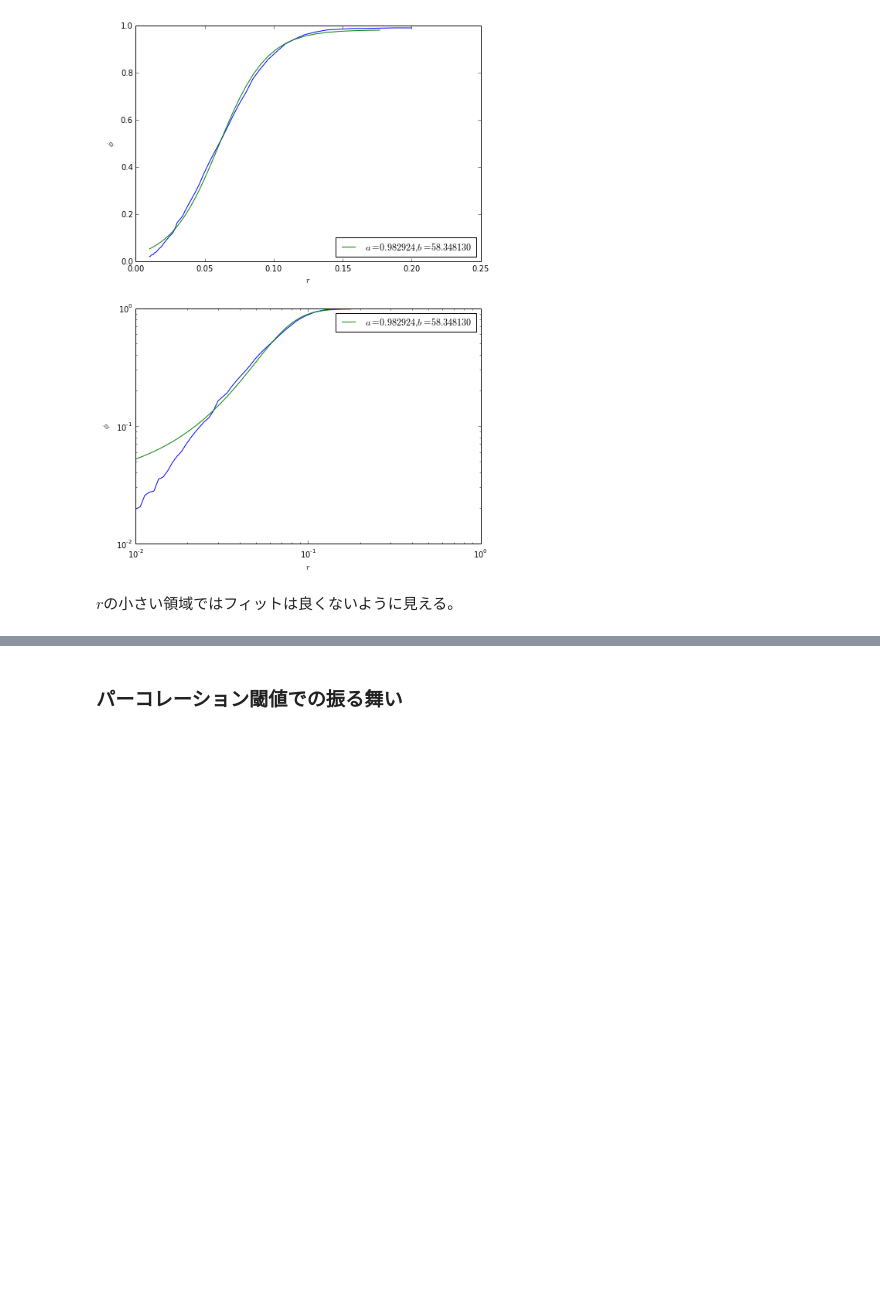
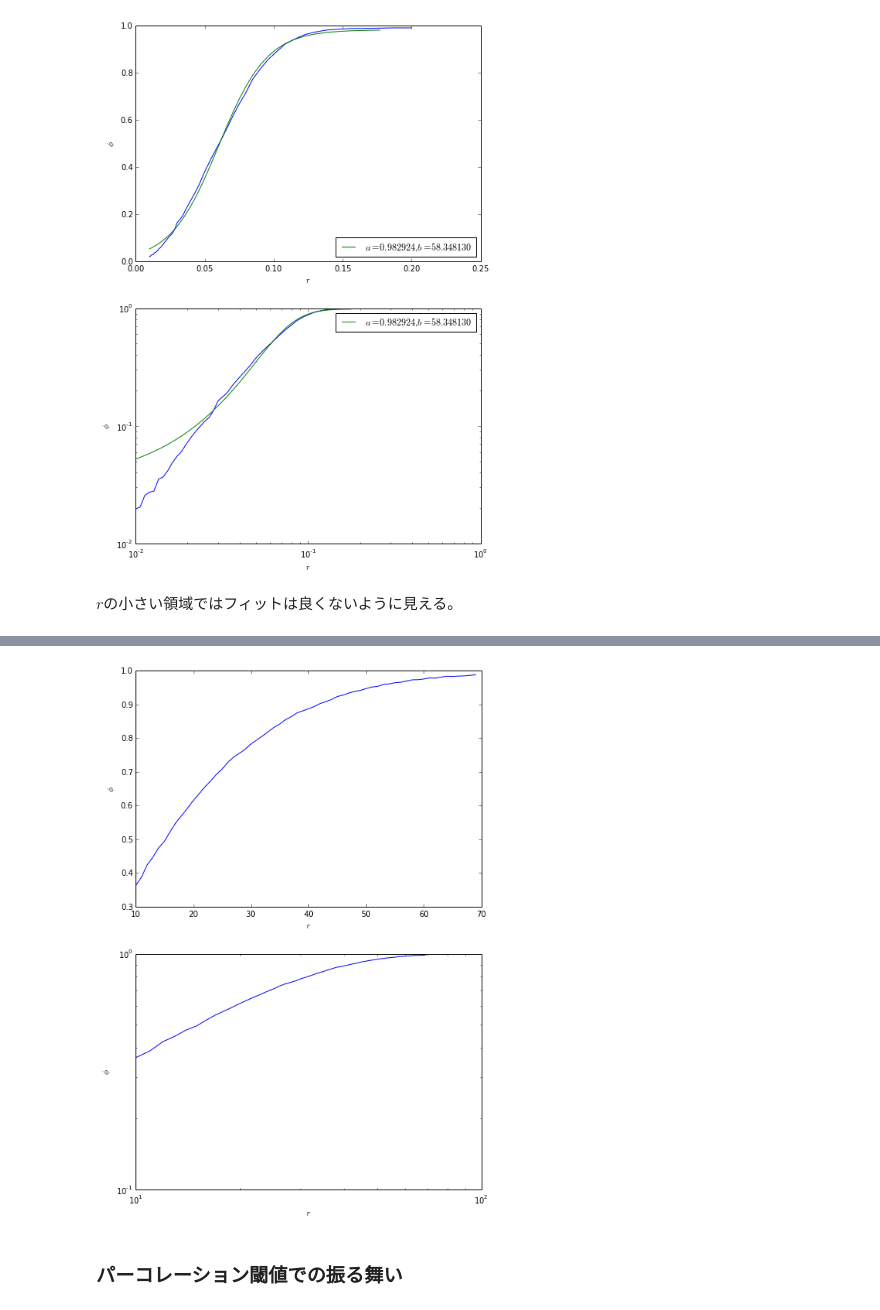
Before and after one commit to ssh0/sotsuron, a Jupyter notebook: 近距離抑制効果.ipynb, the cells around one changed output, grey strips where cells are left out. Drawn from its saved outputs; the diff is of its cells as text; code cells hidden in the pictures; blank space fills up the shorter version.

```diff
--- a/近距離抑制効果.ipynb
+++ b/近距離抑制効果.ipynb
@@ -506,3 +540,19 @@ $r$の小さい領域ではフィットは良くないように見える。
+# %%
+trial = 100
+
+S = np.arange(10, 70)
+phi6 = []
+for _S in S:
+    _phi = 0.
+    for t in range(trial):
+        meeting = Meeting(K=50, S=_S, N=6, r=0.07, draw=False)
+        meeting.init()
+        _phi += len(uniq_list([x[1][1] for x in meeting.ideas]))/float(len(meeting.ideas))
+    phi6.append(1 - _phi/trial)
+# %%
+myplot1(S, phi6)
+# %% [output]
+[figure, added]
 # %% [markdown]
 ### パーコレーション閾値での振る舞い
 # %% [markdown]
```
Also changed, not shown: parts of 8 cells of this notebook, 3 other files.
